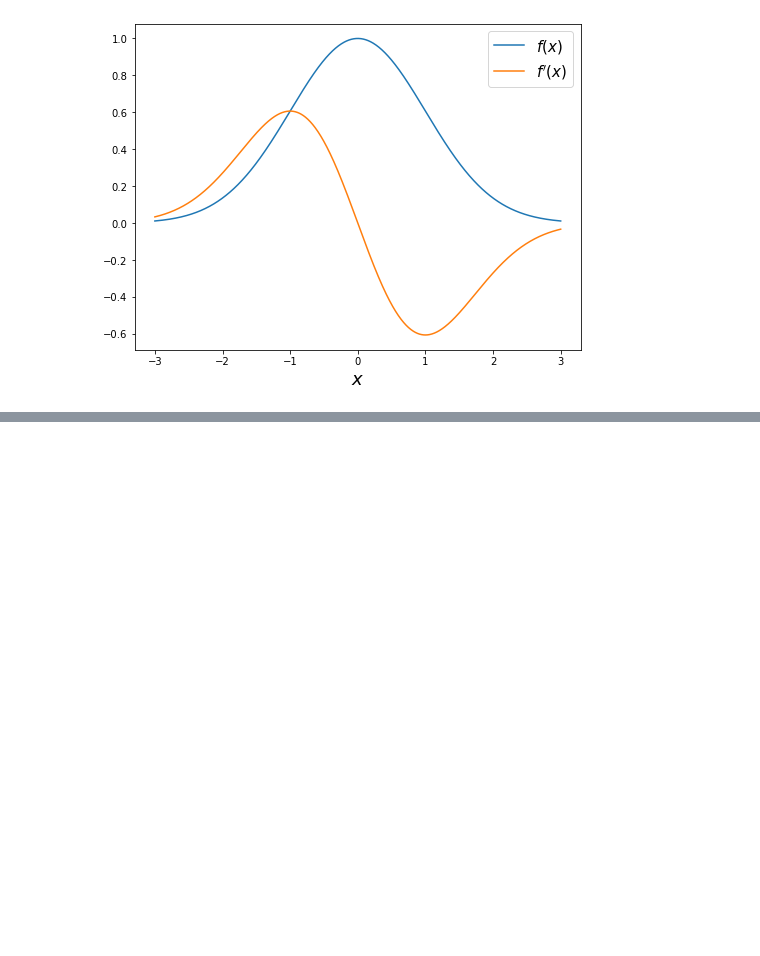
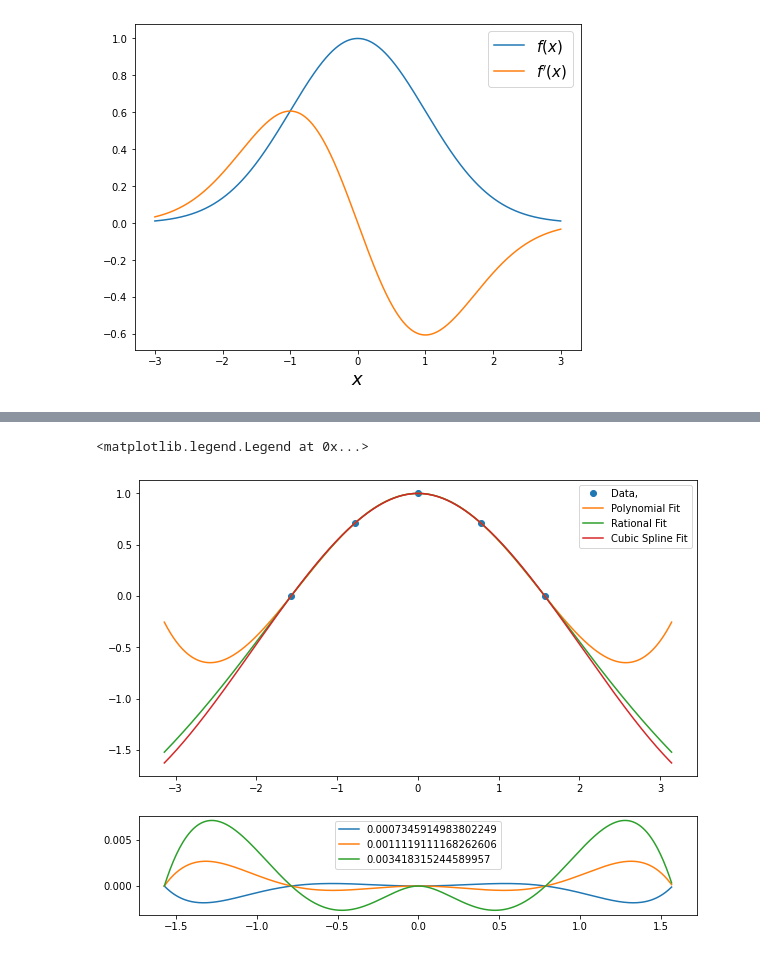
Before and after one commit to loicmiara/phys512-2022, a Jupyter notebook: Pset 1/Pset1.ipynb, the cells around one changed output, grey strips where cells are left out. Cells and saved outputs as stored; diff of their text form; code cells hidden in the pictures; blank space fills up the shorter version.

```diff
--- a/Pset 1/Pset1.ipynb
+++ b/Pset 1/Pset1.ipynb
@@ -117,0 +138,10 @@ The true derivative is -0.9092974268256817, the true error was 2.307032342940829
+# %%
+#testing ndiff with analytically known derivative: f(x) = 1/(1+x^2)
+fun = lorentz
+x=1
+results = ndiff(fun,x,True)
+deriv_guess = results[0]
+deriv_true = -2*x*(1+x**2)**-2
+error_true = np.abs(deriv_guess-deriv_true)
+
+print('The true derivative is {}, the true error was {}'.format(deriv_true,error_true))
@@ -145,0 +278,48 @@ plt.plot(data[:,1], data[:,0], 'o')
+# %%
+
+n = 3
+m = 3
+
+n_pts = n+m-1
+
+fun = np.cos
+
+x = np.linspace(-np.pi/2, np.pi/2,n_pts)
+y = fun(x)
+
+
+xx = np.linspace(-np.pi,np.pi,1001)
+yy_poly = poly_eval(x,y,n+m-1,xx)
+yy_rat = rat_eval(x,y,n,m,xx)
+yy_spline = cubspline_eval(x,y,xx)
+
+ind1 = np.where(xx==-np.pi/2)[0][0]
+ind2 = np.where(xx==np.pi/2)[0][0]
+
+x_true = xx[ind1:ind2]
+y_true = fun(x_true)
+poly_resids = yy_poly[ind1:ind2]-y_true
+rat_resids = yy_rat[ind1:ind2]-y_true
+spline_resids = yy_spline[ind1:ind2]-y_true
+
+poly_err = np.std(poly_resids)
+rat_err = np.std(rat_resids)
+spline_err = np.std(spline_resids)
+
+fig, ax = plt.subplots(2,1,figsize = (10,8), gridspec_kw={'height_ratios': [3, 1]})
+
+ax[0].plot(x,y,'o')
+ax[0].plot(xx,yy_poly)
+ax[0].plot(xx,yy_rat)
+ax[0].plot(xx,yy_spline)
+
+ax[1].plot(x_true,poly_resids)
+ax[1].plot(x_true,rat_resids)
+ax[1].plot(x_true,spline_resids)
+
+
+ax[0].legend(['Data,','Polynomial Fit','Rational Fit','Cubic Spline Fit'])
+ax[1].legend(['{}'.format(poly_err),'{}'.format(rat_err),'{}'.format(spline_err)])
+# %% [output]
+<matplotlib.legend.Legend at 0x...>
+[figure, added]
```
Also changed, not shown: parts of 17 cells of this notebook.
